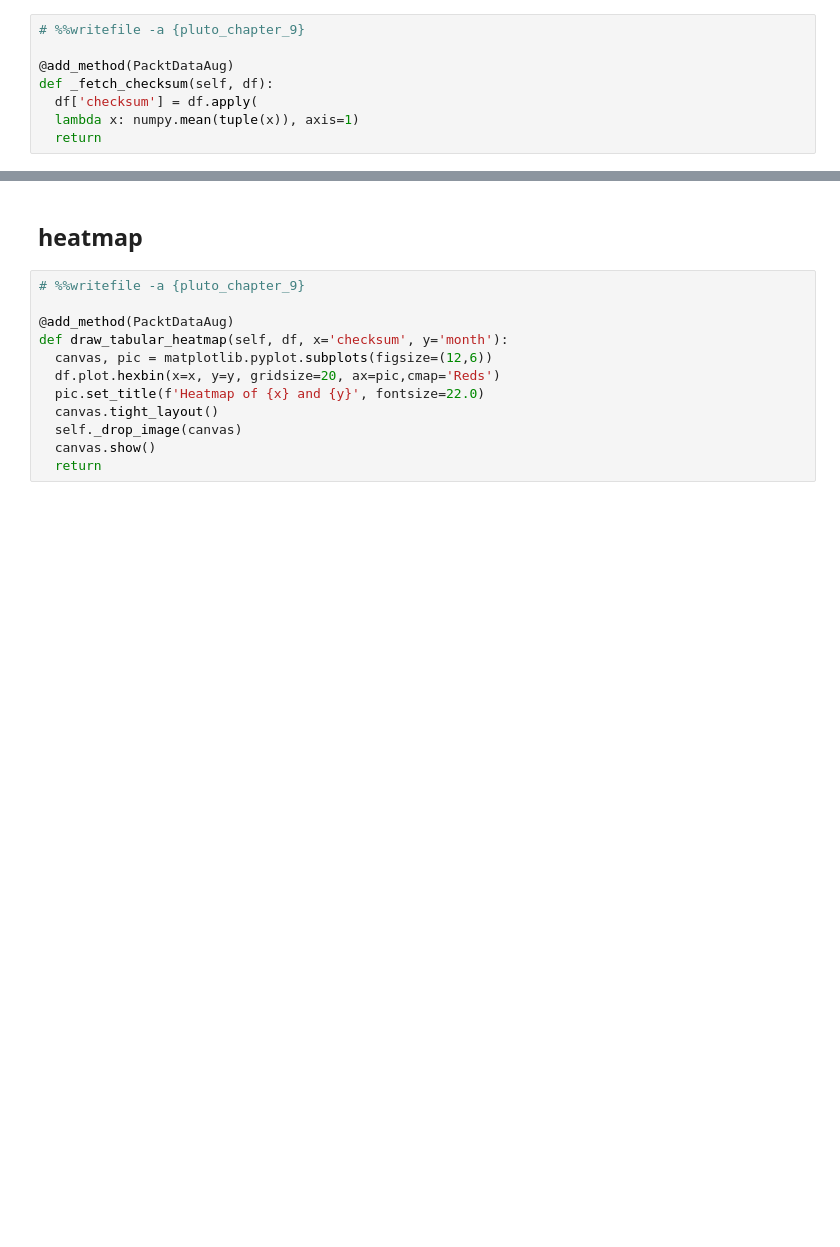
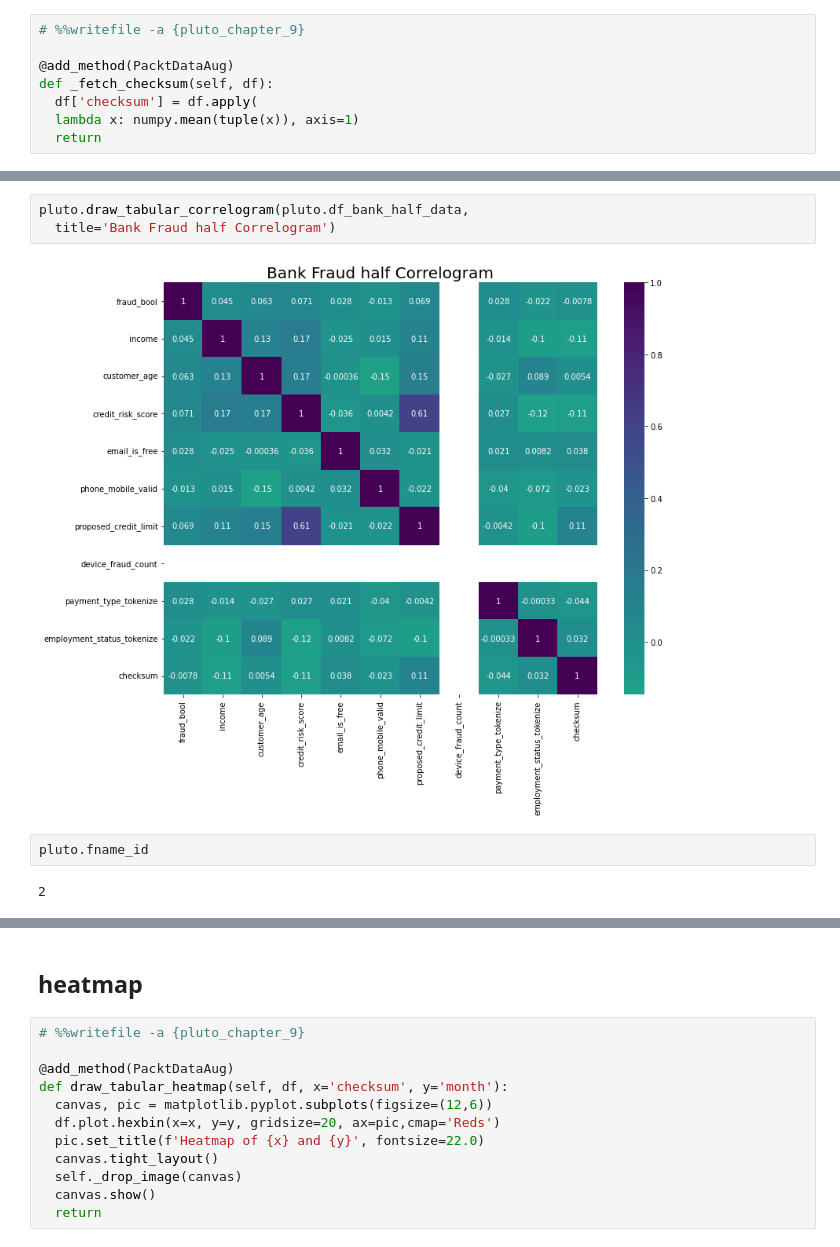
Before and after one commit to PacktPublishing/Data-Augmentation-with-Python, a Jupyter notebook: data_augmentation_with_python_chapter_9.ipynb, the cells around one changed output, grey strips where cells are left out. Drawn from its saved outputs; the diff is of its cells as text; blank space fills up the shorter version.

```diff
--- a/data_augmentation_with_python_chapter_9.ipynb
+++ b/data_augmentation_with_python_chapter_9.ipynb
@@ -454,0 +512,9 @@ Wall time: 27.1 s
+# %%
+pluto.draw_tabular_correlogram(pluto.df_bank_half_data,
+  title='Bank Fraud half Correlogram')
+# %% [output]
+[figure, added]
+# %%
+pluto.fname_id
+# %% [output]
+2
```
Also changed, not shown: parts of 80 cells of this notebook.
